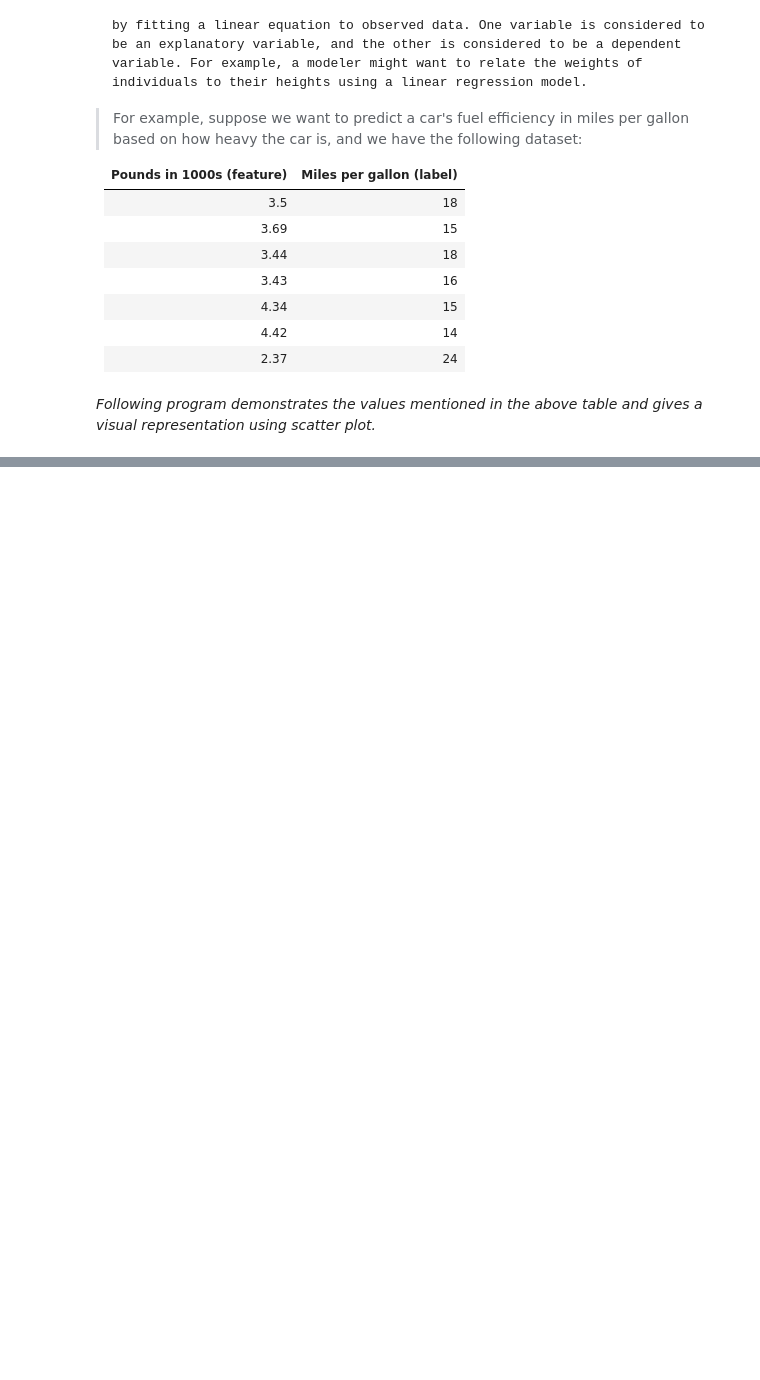
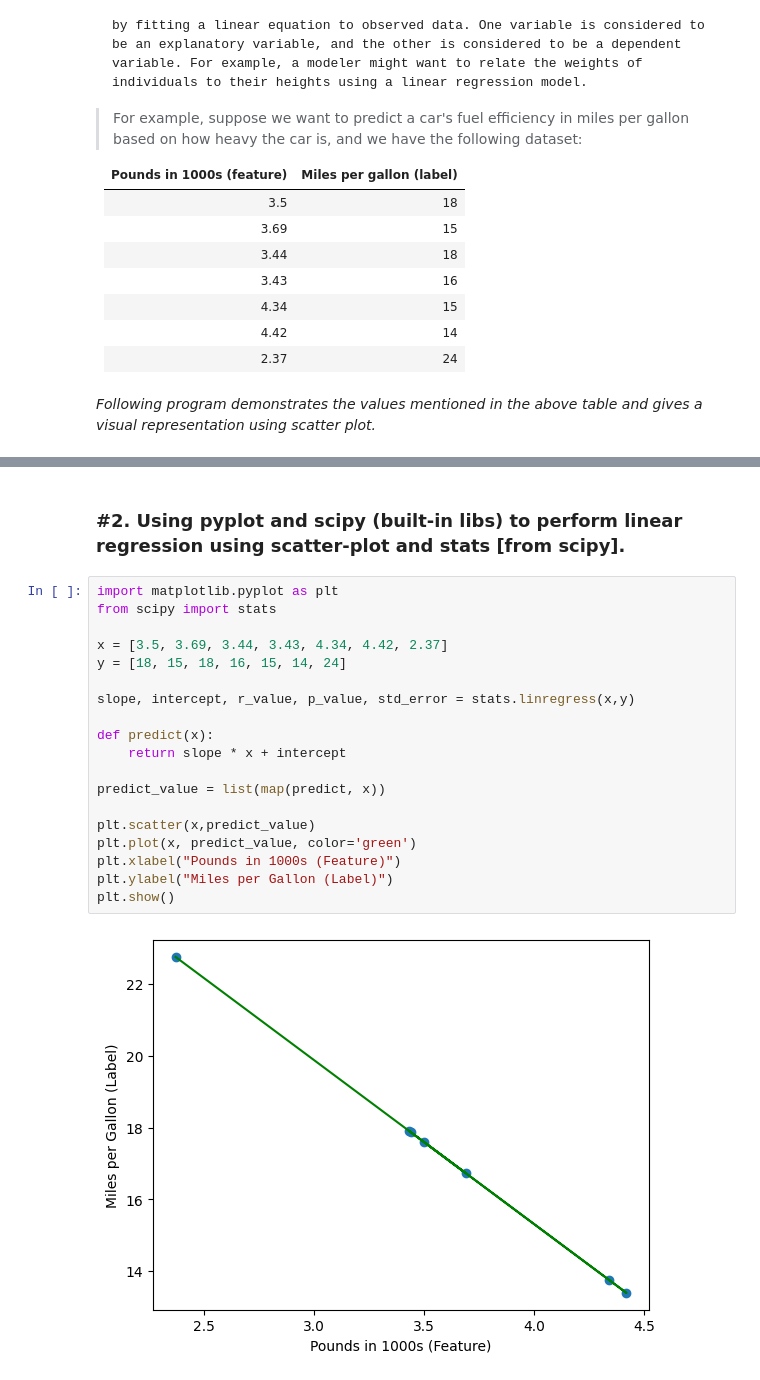
Before and after one commit to Shashwath-K/RE_ADA_VER_1, a Jupyter notebook: ml_basics/1. Linear_regression.ipynb, the cells around one changed output, grey strips where cells are left out. Saved outputs shown, nothing was run; the diff lists cells and outputs as text; blank space fills up the shorter version.

Commit message:
Started Linear Regression

```diff
--- a/ml_basics/1. Linear_regression.ipynb
+++ b/ml_basics/1. Linear_regression.ipynb
@@ -37,0 +38,23 @@ plt.show()
+# %% [markdown]
+### #2. Using pyplot and scipy (built-in libs) to perform linear regression using scatter-plot and stats [from scipy].
+# %%
+import matplotlib.pyplot as plt
+from scipy import stats
+
+x = [3.5, 3.69, 3.44, 3.43, 4.34, 4.42, 2.37]
+y = [18, 15, 18, 16, 15, 14, 24]
+
+slope, intercept, r_value, p_value, std_error = stats.linregress(x,y)
+
+def predict(x):
+    return slope * x + intercept
+
+predict_value = list(map(predict, x))
+
+plt.scatter(x,predict_value)
+plt.plot(x, predict_value, color='green')
+plt.xlabel("Pounds in 1000s (Feature)")
+plt.ylabel("Miles per Gallon (Label)")
+plt.show()
+# %% [output]
+[figure, added]
```
Also changed, not shown: parts of 3 cells of this notebook.
